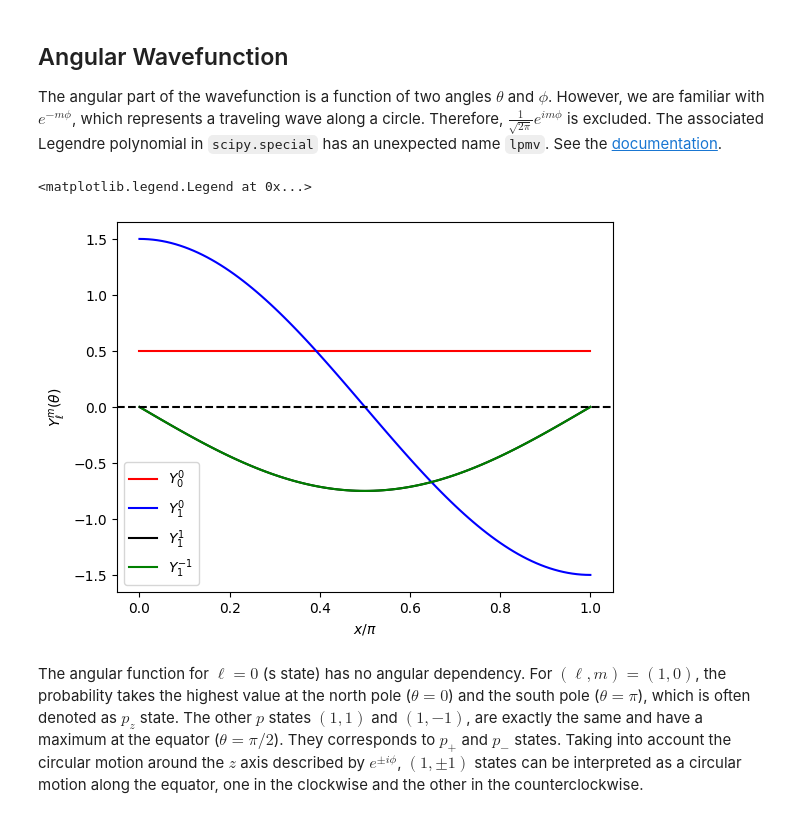
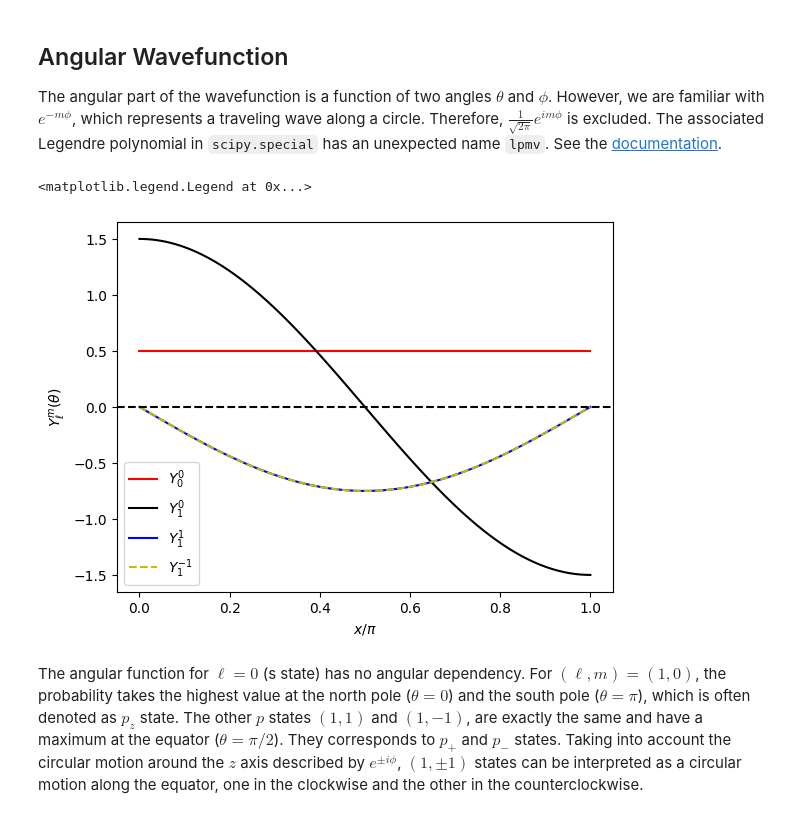
Before and after one commit to ryoichikawai/comp-phys, a Jupyter notebook: _build/jupyter_execute/functions/hydrogen_atom.ipynb, the cells around one changed output. Cells and saved outputs as stored; diff of their text form; code cells hidden in the pictures.

```diff
--- a/_build/jupyter_execute/functions/hydrogen_atom.ipynb
+++ b/_build/jupyter_execute/functions/hydrogen_atom.ipynb
@@ -84,37 +84,37 @@ import matplotlib.pyplot as plt
 def Y(theta,l,m):
 
     k=abs(m)
     c = (-1)**m * np.sqrt((2*l+1)/2) * np.sqrt(factorial(l-m)/factorial(l+m))
 
     if m < 0:
         c = (-1)**k*factorial(l-k)/factorial(l+k)*c
 
     P = lpmv(k,l,np.cos(theta))
     y = c * P
     return c*y
 
 # generates 101 points between 0 and 15
 x = np.linspace(0,1,101)
 theta = x * np.pi
 
 # evaluate the function at each point
 Y00 = Y(theta,0,0)
 Y10 = Y(theta,1,0)
 Y11p = Y(theta,1,1)
 Y11m = Y(theta,1,-1)
 
 # plot it using the default options.
 plt.plot(x,Y00,'-r',label=r"$Y^0_0$")
-plt.plot(x,Y10,'-b',label=r"$Y^0_1$")
-plt.plot(x,Y11p,'-k',label=r"$Y^1_1$")
-plt.plot(x,Y11m,'-g',label=r"$Y^{-1}_1$")
+plt.plot(x,Y10,'-k',label=r"$Y^0_1$")
+plt.plot(x,Y11p,'-b',label=r"$Y^1_1$")
+plt.plot(x,Y11m,'--y',label=r"$Y^{-1}_1$")
 plt.axhline(y = 0.0, color = 'k', linestyle = '--')
 plt.xlabel(r"$x/\pi$")
 plt.ylabel(r"$Y^m_{\ell}(\theta)$")
 plt.legend(loc=0)
 # %% [output]
 <matplotlib.legend.Legend at 0x...>
-[figure, old version]
+[figure, new version]
 # %% [markdown]
 The angular function for $\ell=0$ (s state) has no angular dependency.  For $(\ell,m) = (1,0)$, the probability takes the highest value at the north pole ($\theta=0$) and the south pole ($\theta=\pi$), which is often denoted as $p_z$ state.  The other $p$ states $(1,1)$ and $(1,-1)$, are exactly the same and have a maximum at the equator ($\theta = \pi/2$). They corresponds to $p_+$ and $p_-$ states.  Taking into account the circular motion around the $z$ axis described by $e^{\pm i \phi}$, $(1,\pm 1)$ states can be interpreted as a circular motion along the equator, one in the clockwise and the other in the counterclockwise.
 # %% [markdown]
```
Also changed, not shown: 7 other files.
